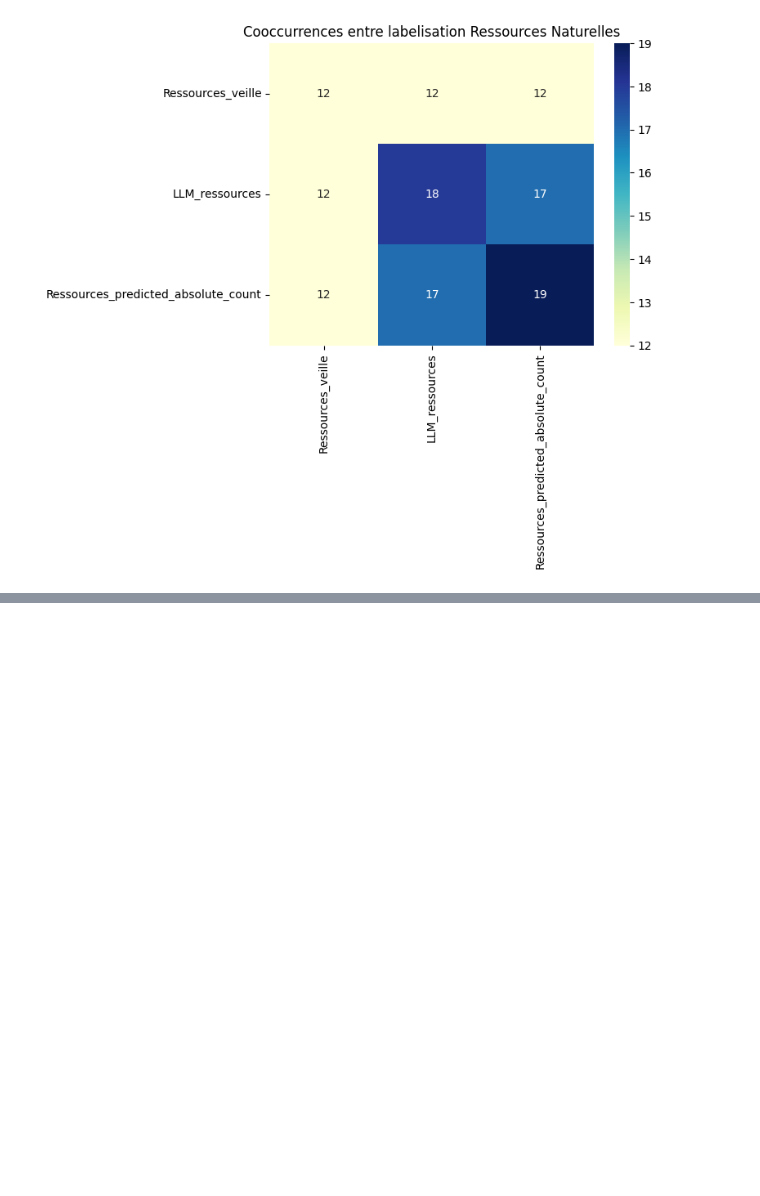
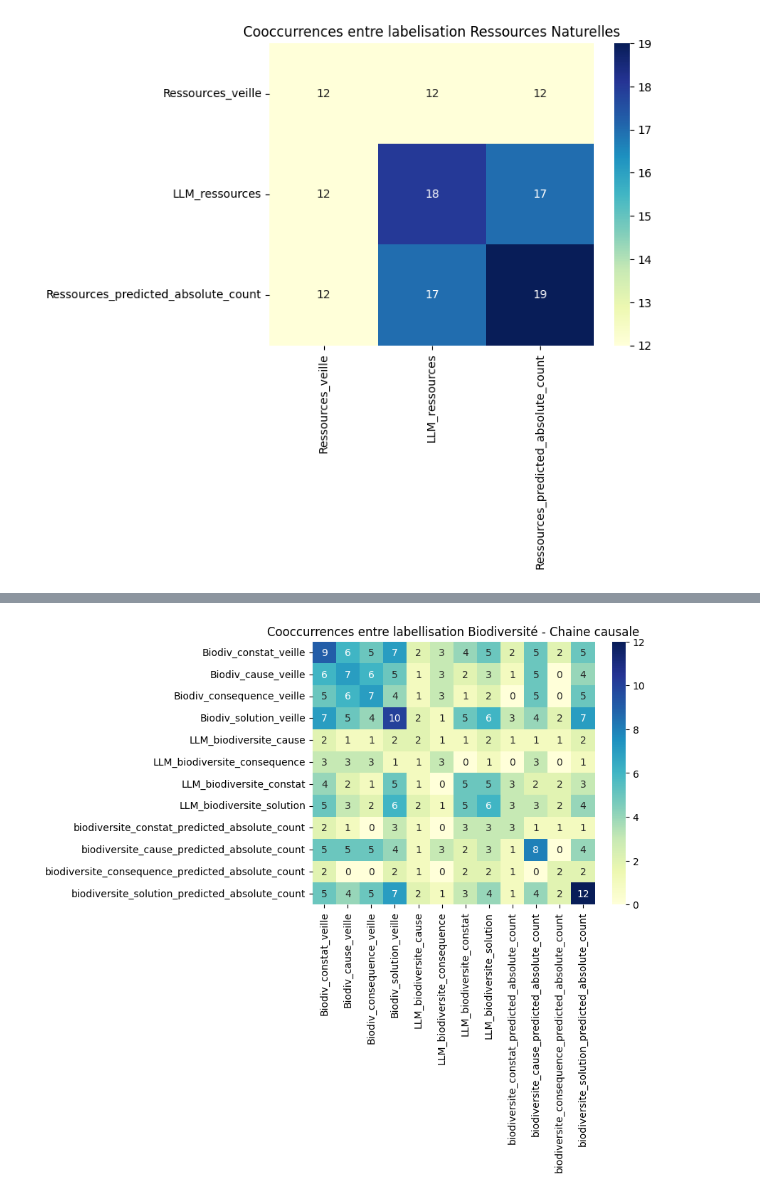
Before and after one commit to athebault/OME_methodo_presse, a Jupyter notebook: Comparaison_methodes_labellisation/analyses_articles_veille.ipynb, the cells around one changed output, grey strips where cells are left out. Saved outputs shown, nothing was run; the diff lists cells and outputs as text; code cells hidden in the pictures; blank space fills up the shorter version.

```diff
--- a/Comparaison_methodes_labellisation/analyses_articles_veille.ipynb
+++ b/Comparaison_methodes_labellisation/analyses_articles_veille.ipynb
@@ -346,0 +434,10 @@ data.query("Ressources_veille == False")[["Titre", "nom_fichier"] + col_for_ress
+# %%
+# --- 2. Matrice de cooccurrence ---
+biodiv_data_chaine_int = biodiv_chaine.astype(int)
+cooc_biodiv_chaine = biodiv_data_chaine_int.T @ biodiv_data_chaine_int   # produit matriciel
+
+sns.heatmap(cooc_biodiv_chaine, annot=True, fmt="d", cmap="YlGnBu")
+plt.title("Cooccurrences entre labellisation Biodiversité - Chaine causale")
+plt.show()
+# %% [output]
+[figure, added]
```
Also changed, not shown: parts of 22 cells of this notebook.
